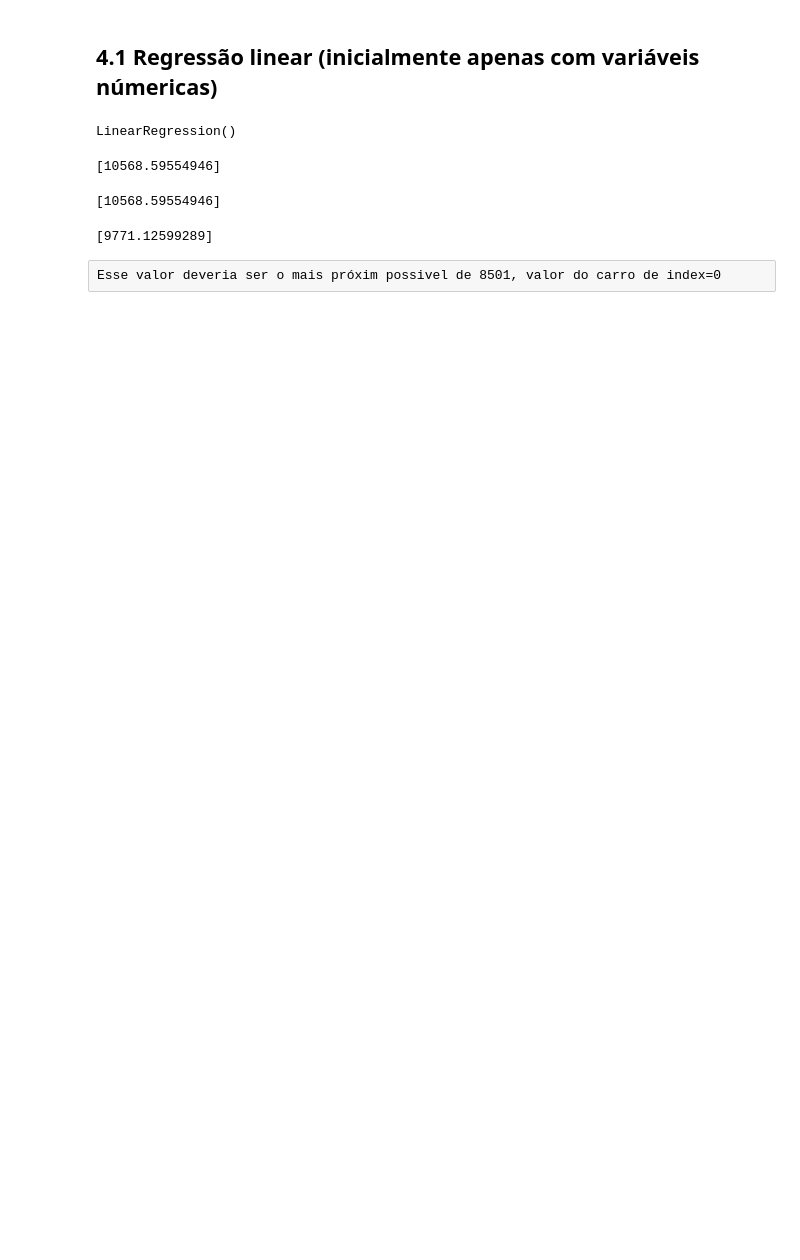
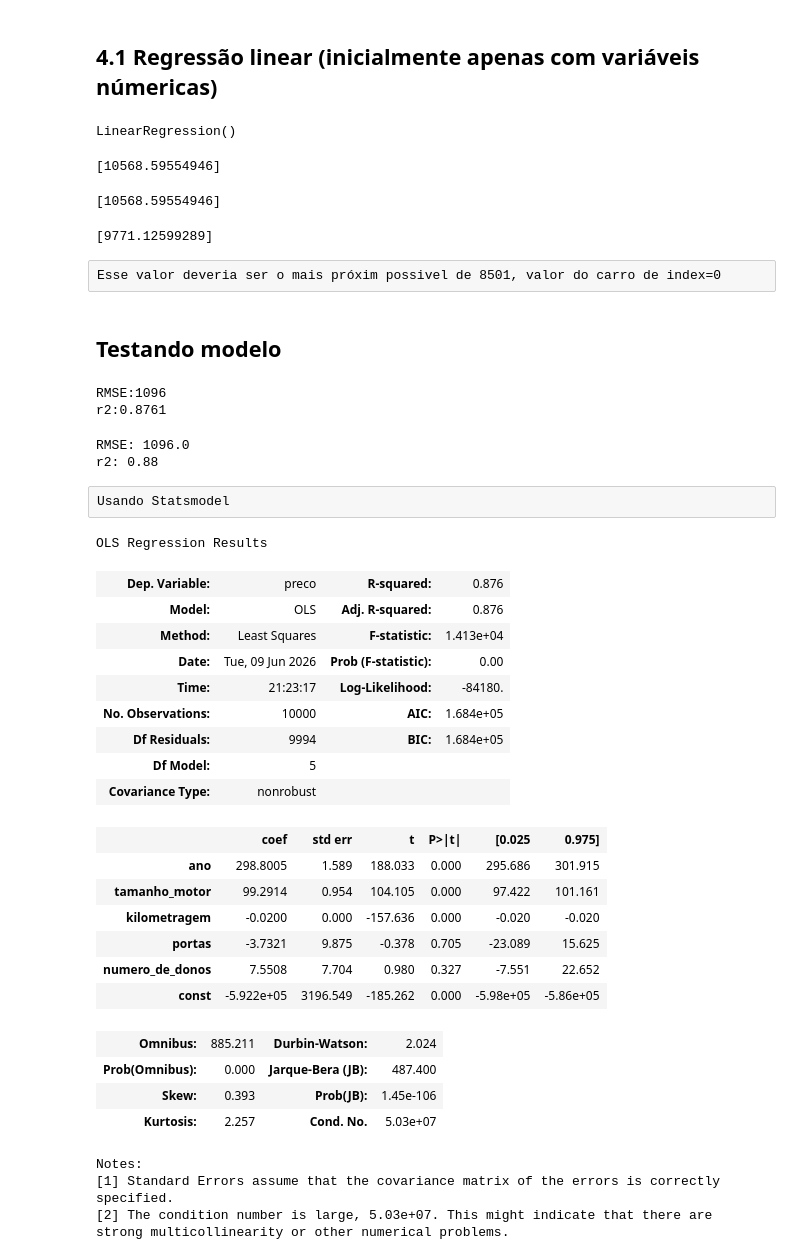
Before and after one commit to andreysousar/price-car, a Jupyter notebook: Car pricing.ipynb, the cells around one changed output. Cells and saved outputs as stored; diff of their text form; code cells hidden in the pictures; blank space fills up the shorter version.

```diff
--- a/Car pricing.ipynb
+++ b/Car pricing.ipynb
@@ -161,7 +164,7 @@ Aqui iremos caomeçar a modelagem de fato, tentando realizar previsões dos valo
 # %% [markdown]
 ## 4.1 Regressão linear (inicialmente apenas com variáveis númericas)
 # %%
-preditores=['ano', 'tamanho_motor', 'kilometragem', 'portas', 'numero_de_donos']
+preditoras=['ano', 'tamanho_motor', 'kilometragem', 'portas', 'numero_de_donos']
 target='preco'
 # %%
 price_car=LinearRegression()
@@ -197,3 +200,39 @@ print(preco_previsto)
 [9771.12599289]
 # %% [raw]
 Esse valor deveria ser o mais próxim possivel de 8501, valor do carro de index=0
+# %% [markdown]
+## Testando modelo
+# %%
+fit=price_car.predict(
+    base_original[preditoras]
+)
+
+RMSE=np.sqrt(
+    mean_squared_error(
+        base_original[target],fit
+    )
+)
+
+r2=r2_score(base_original[target],fit)
+print(f'RMSE:{RMSE:.0f}')
+print(f'r2:{r2:.4f}')
+# %% [output]
+RMSE:1096
+r2:0.8761
+# %%
+fit=price_car.predict(
+    base_original[preditoras]
+)
+
+RMSE=np.sqrt(
+    mean_squared_error(
+        base_original[target],fit
+    )
+)
+
+r2=r2_score(base_original[target],fit)
+print('RMSE:',round(RMSE,0))
+print('r2:',round(r2,2))
+# %% [output]
+RMSE: 1096.0
+r2: 0.88
@@ -199,0 +241,35 @@ Esse valor deveria ser o mais próxim possivel de 8501, valor do carro de index=
+# %% [raw]
+Usando Statsmodel
+# %%
+modelo=sm.OLS(base_original[target],
+              base_original[preditoras].assign(const=1)
+)
+
+results=modelo.fit()
+results.summary()
+# %% [output]
+OLS Regression Results
+| Dep. Variable: | preco | R-squared: | 0.876 |
+| Model: | OLS | Adj. R-squared: | 0.876 |
+| Method: | Least Squares | F-statistic: | 1.413e+04 |
+| Date: | Tue, 09 Jun 2026 | Prob (F-statistic): | 0.00 |
+| Time: | 21:23:17 | Log-Likelihood: | -84180. |
+| No. Observations: | 10000 | AIC: | 1.684e+05 |
+| Df Residuals: | 9994 | BIC: | 1.684e+05 |
+| Df Model: | 5 |  |  |
+| Covariance Type: | nonrobust |  |  |
+|  | coef | std err | t | P>|t| | [0.025 | 0.975] |
+| ano | 298.8005 | 1.589 | 188.033 | 0.000 | 295.686 | 301.915 |
+| tamanho_motor | 99.2914 | 0.954 | 104.105 | 0.000 | 97.422 | 101.161 |
+| kilometragem | -0.0200 | 0.000 | -157.636 | 0.000 | -0.020 | -0.020 |
+| portas | -3.7321 | 9.875 | -0.378 | 0.705 | -23.089 | 15.625 |
+| numero_de_donos | 7.5508 | 7.704 | 0.980 | 0.327 | -7.551 | 22.652 |
+| const | -5.922e+05 | 3196.549 | -185.262 | 0.000 | -5.98e+05 | -5.86e+05 |
+| Omnibus: | 885.211 | Durbin-Watson: | 2.024 |
+| Prob(Omnibus): | 0.000 | Jarque-Bera (JB): | 487.400 |
+| Skew: | 0.393 | Prob(JB): | 1.45e-106 |
+| Kurtosis: | 2.257 | Cond. No. | 5.03e+07 |
+Notes:
+[1] Standard Errors assume that the covariance matrix of the errors is correctly specified.
+[2] The condition number is large, 5.03e+07. This might indicate that there are
+strong multicollinearity or other numerical problems.
```
Also changed, not shown: parts of 14 cells of this notebook.
